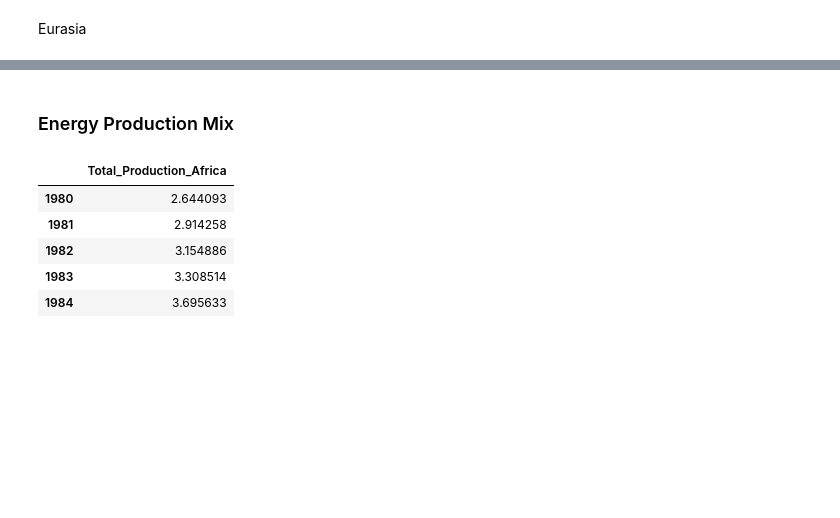
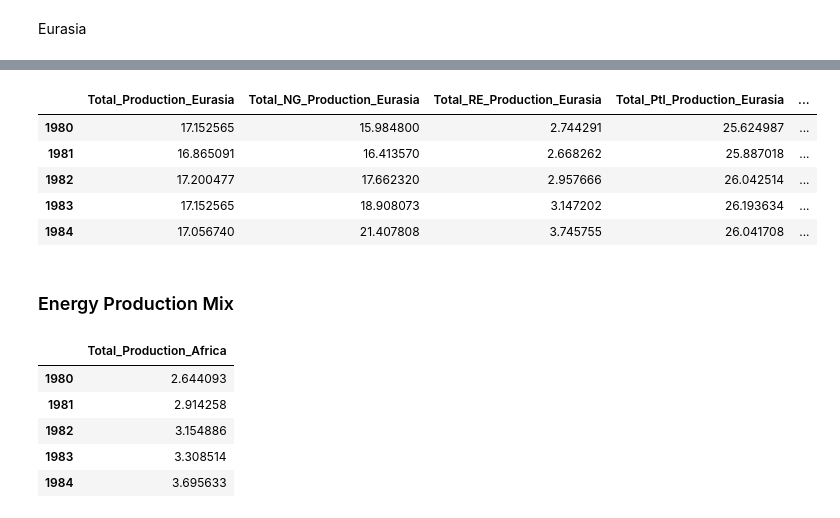
Before and after one commit to lurza/World-Energy-Analysis-main, a Jupyter notebook: Energy_Con_Prod.ipynb, the cells around one changed output, grey strips where cells are left out. Cells and saved outputs as stored; diff of their text form; code cells hidden in the pictures; blank space fills up the shorter version.

```diff
--- a/Energy_Con_Prod.ipynb
+++ b/Energy_Con_Prod.ipynb
@@ -4675,0 +4760,8 @@ fig_energy_portion_eurasia.show()
+# %%
+energy_prod_mix_eurasia = pd.DataFrame()
+energy_prod_mix_eurasia = energy_prod_mix_eurasia.append(prod_coal_eurasia_sum['Total_Production_Eurasia'])
+energy_prod_mix_eurasia = energy_prod_mix_eurasia.append(prod_ng_eurasia_sum['Total_NG_Production_Eurasia'])
+energy_prod_mix_eurasia = energy_prod_mix_eurasia.append(prod_re_eurasia_sum['Total_RE_Production_Eurasia'])
+energy_prod_mix_eurasia = energy_prod_mix_eurasia.append(prod_ptl_eurasia_sum['Total_Ptl_Production_Eurasia'])
+energy_prod_mix_eurasia = energy_prod_mix_eurasia.transpose()
+energy_prod_mix_eurasia.head()
@@ -4675,0 +4775,14 @@ fig_energy_portion_eurasia.show()
+# %%
+energy_prod_mix_eurasia['Total_Energy_Production'] = energy_prod_mix_eurasia.sum(axis=1)
+energy_prod_mix_eurasia['portion_coal'] = energy_prod_mix_eurasia['Total_Production_Eurasia']/energy_prod_mix_eurasia['Total_Energy_Production']*100
+energy_prod_mix_eurasia['portion_ng'] = energy_prod_mix_eurasia['Total_NG_Production_Eurasia']/energy_prod_mix_eurasia['Total_Energy_Production']*100
+energy_prod_mix_eurasia['portion_re'] = energy_prod_mix_eurasia['Total_RE_Production_Eurasia']/energy_prod_mix_eurasia['Total_Energy_Production']*100
+energy_prod_mix_eurasia['portion_ptl'] = energy_prod_mix_eurasia['Total_Ptl_Production_Eurasia']/energy_prod_mix_eurasia['Total_Energy_Production']*100
+energy_prod_mix_eurasia.head()
+# %% [output]
+|  | Total_Production_Eurasia | Total_NG_Production_Eurasia | Total_RE_Production_Eurasia | Total_Ptl_Production_Eurasia | ... |
+| 1980 | 17.152565 | 15.984800 | 2.744291 | 25.624987 | ... |
+| 1981 | 16.865091 | 16.413570 | 2.668262 | 25.887018 | ... |
+| 1982 | 17.200477 | 17.662320 | 2.957666 | 26.042514 | ... |
+| 1983 | 17.152565 | 18.908073 | 3.147202 | 26.193634 | ... |
+| 1984 | 17.056740 | 21.407808 | 3.745755 | 26.041708 | ... |
```
Also changed, not shown: parts of 14 cells of this notebook.
